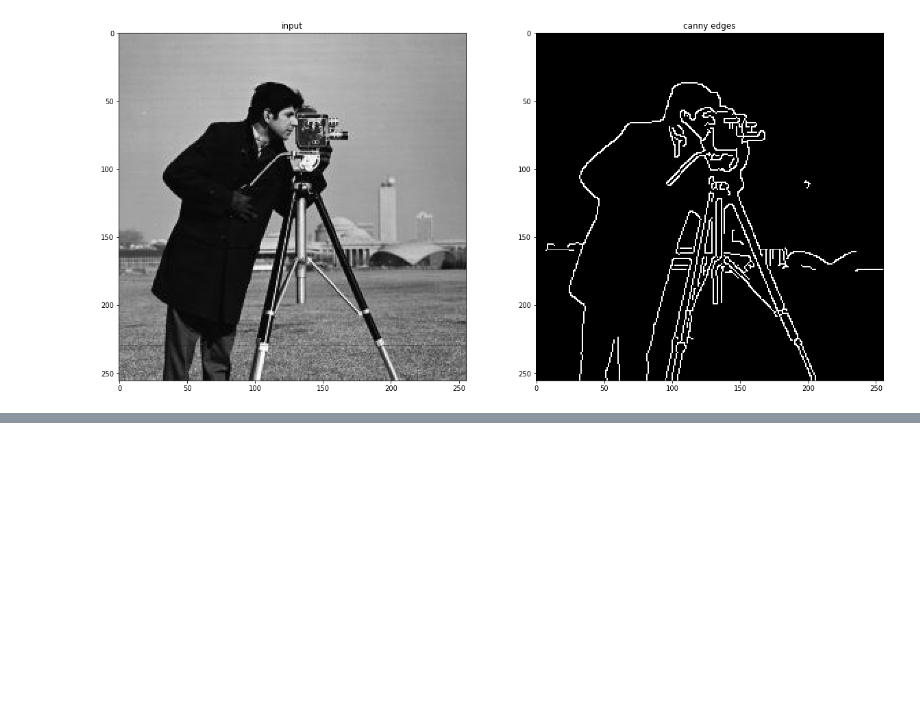
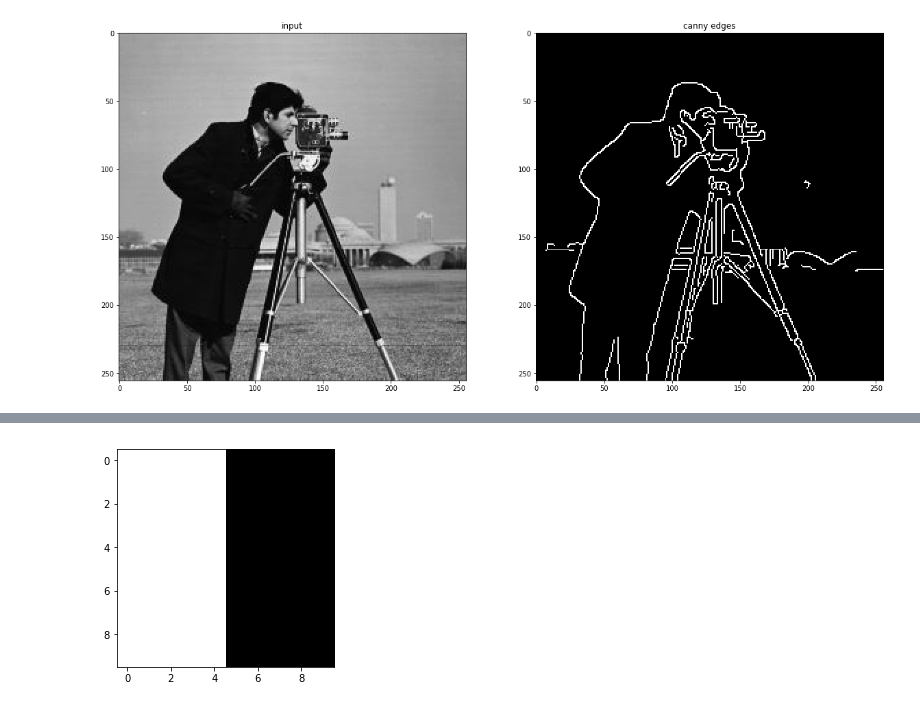
Before and after one commit to Nikronic/Computer-Vision-IUST, a Jupyter notebook: HW04/HW04.ipynb, the cells around one changed output, grey strips where cells are left out. Cells and saved outputs as stored; diff of their text form; code cells hidden in the pictures; blank space fills up the shorter version.

```diff
--- a/HW04/HW04.ipynb
+++ b/HW04/HW04.ipynb
@@ -360,0 +369,13 @@ plt.show()
+# %%
+image = np.ones((10, 10), dtype=np.float) * 255
+image[:, 5:] = 0
+plt.imshow(image, cmap='gray')
+image_blurred = GaussianNoise()(image)
+image_grad, image_theta = GradientIntensity()(image_blurred)
+image_suppressed = NonMaxSuppression()(image_grad, image_theta)
+image_final = Thresholding()(image_suppressed)
+image_final[image_final <= 0] = 0
+image_final[image_final > 0] = 255
+image_final = image_final.astype(np.uint8)
+# %% [output]
+[figure, added]
```
Also changed, not shown: parts of 26 cells of this notebook, 2 other files.
